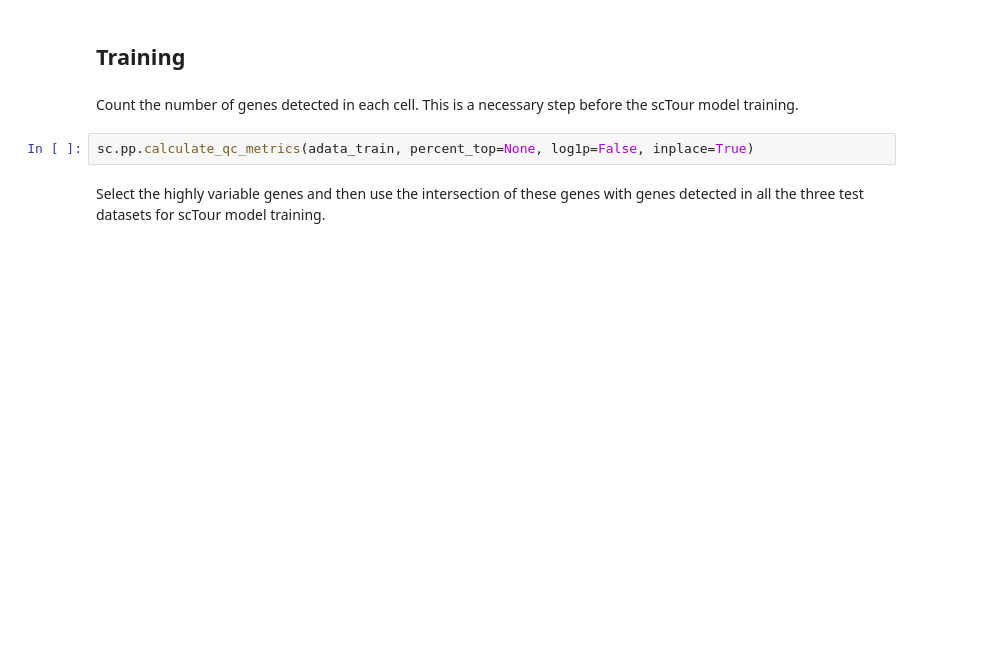
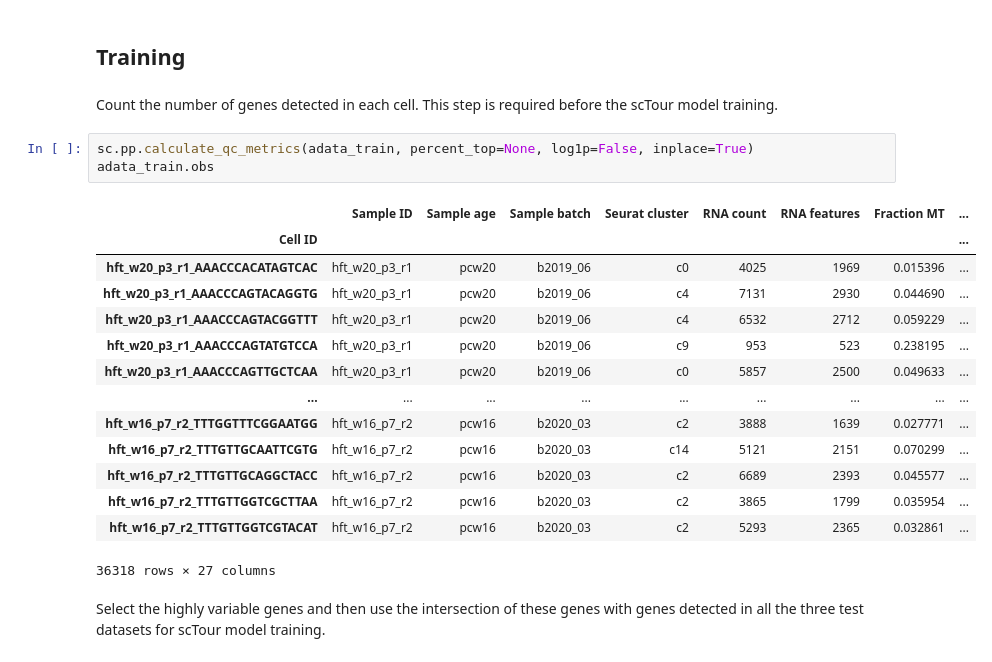
Before and after one commit to LiQian-XC/sctour, a Jupyter notebook: docs/source/notebook/scTour_prediction.ipynb, the cells around one changed output. Saved outputs shown, nothing was run; the diff lists cells and outputs as text; blank space fills up the shorter version.

```diff
--- a/docs/source/notebook/scTour_prediction.ipynb
+++ b/docs/source/notebook/scTour_prediction.ipynb
@@ -43,9 +45,25 @@ sc.pl.umap(adata_train, color=['celltype', 'Sample batch'], legend_loc='on data'
 # %% [markdown]
 ## Training
 # %% [markdown]
-Count the number of genes detected in each cell. This is a necessary step before the scTour model training.
+Count the number of genes detected in each cell. This step is required before the scTour model training.
 # %%
 sc.pp.calculate_qc_metrics(adata_train, percent_top=None, log1p=False, inplace=True)
+adata_train.obs
+# %% [output]
+|  | Sample ID | Sample age | Sample batch | Seurat cluster | RNA count | RNA features | Fraction MT | ... |
+| Cell ID |  |  |  |  |  |  |  | ... |
+| hft_w20_p3_r1_AAACCCACATAGTCAC | hft_w20_p3_r1 | pcw20 | b2019_06 | c0 | 4025 | 1969 | 0.015396 | ... |
+| hft_w20_p3_r1_AAACCCAGTACAGGTG | hft_w20_p3_r1 | pcw20 | b2019_06 | c4 | 7131 | 2930 | 0.044690 | ... |
+| hft_w20_p3_r1_AAACCCAGTACGGTTT | hft_w20_p3_r1 | pcw20 | b2019_06 | c4 | 6532 | 2712 | 0.059229 | ... |
+| hft_w20_p3_r1_AAACCCAGTATGTCCA | hft_w20_p3_r1 | pcw20 | b2019_06 | c9 | 953 | 523 | 0.238195 | ... |
+| hft_w20_p3_r1_AAACCCAGTTGCTCAA | hft_w20_p3_r1 | pcw20 | b2019_06 | c0 | 5857 | 2500 | 0.049633 | ... |
+| ... | ... | ... | ... | ... | ... | ... | ... | ... |
+| hft_w16_p7_r2_TTTGGTTTCGGAATGG | hft_w16_p7_r2 | pcw16 | b2020_03 | c2 | 3888 | 1639 | 0.027771 | ... |
+| hft_w16_p7_r2_TTTGTTGCAATTCGTG | hft_w16_p7_r2 | pcw16 | b2020_03 | c14 | 5121 | 2151 | 0.070299 | ... |
+| hft_w16_p7_r2_TTTGTTGCAGGCTACC | hft_w16_p7_r2 | pcw16 | b2020_03 | c2 | 6689 | 2393 | 0.045577 | ... |
+| hft_w16_p7_r2_TTTGTTGGTCGCTTAA | hft_w16_p7_r2 | pcw16 | b2020_03 | c2 | 3865 | 1799 | 0.035954 | ... |
+| hft_w16_p7_r2_TTTGTTGGTCGTACAT | hft_w16_p7_r2 | pcw16 | b2020_03 | c2 | 5293 | 2365 | 0.032861 | ... |
+36318 rows × 27 columns
 # %% [markdown]
 Select the highly variable genes and then use the intersection of these genes with genes detected in all the three test datasets for scTour model training.
 # %%
```
Also changed, not shown: parts of 16 cells of this notebook, 5 other files.
